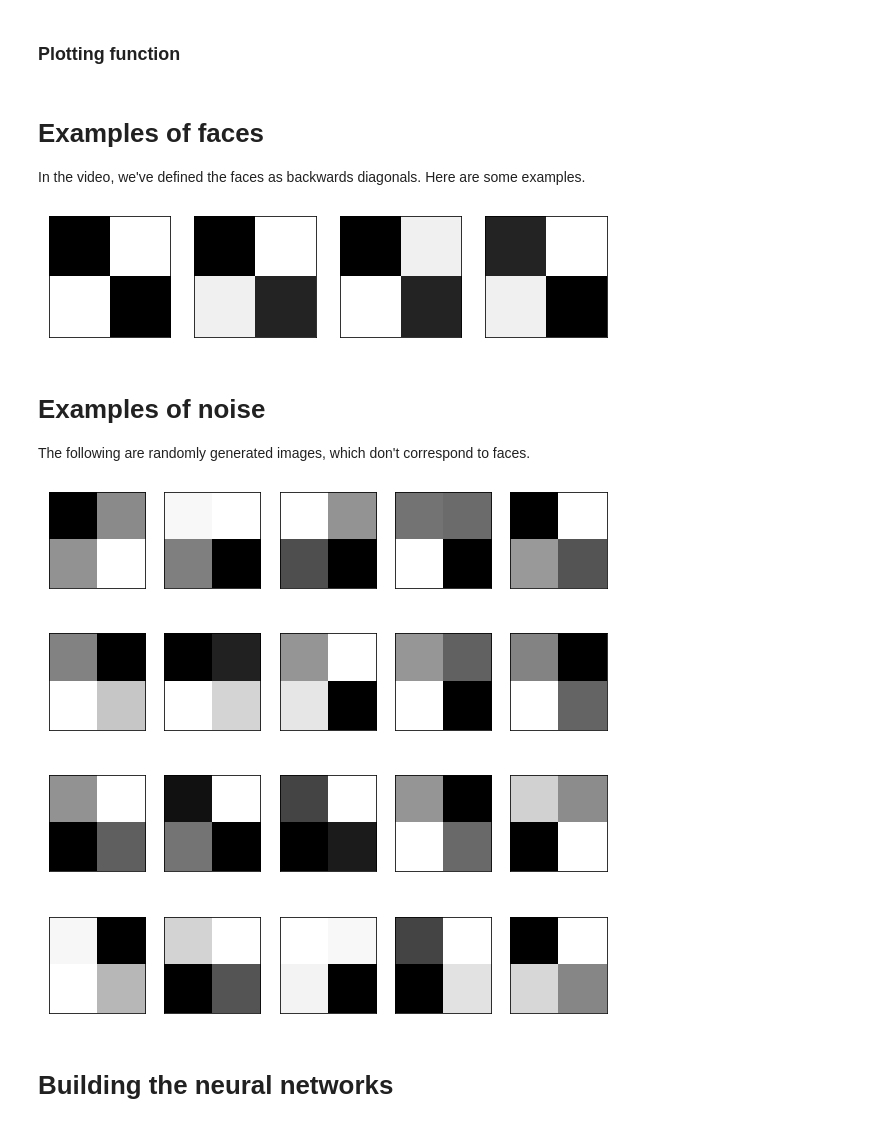
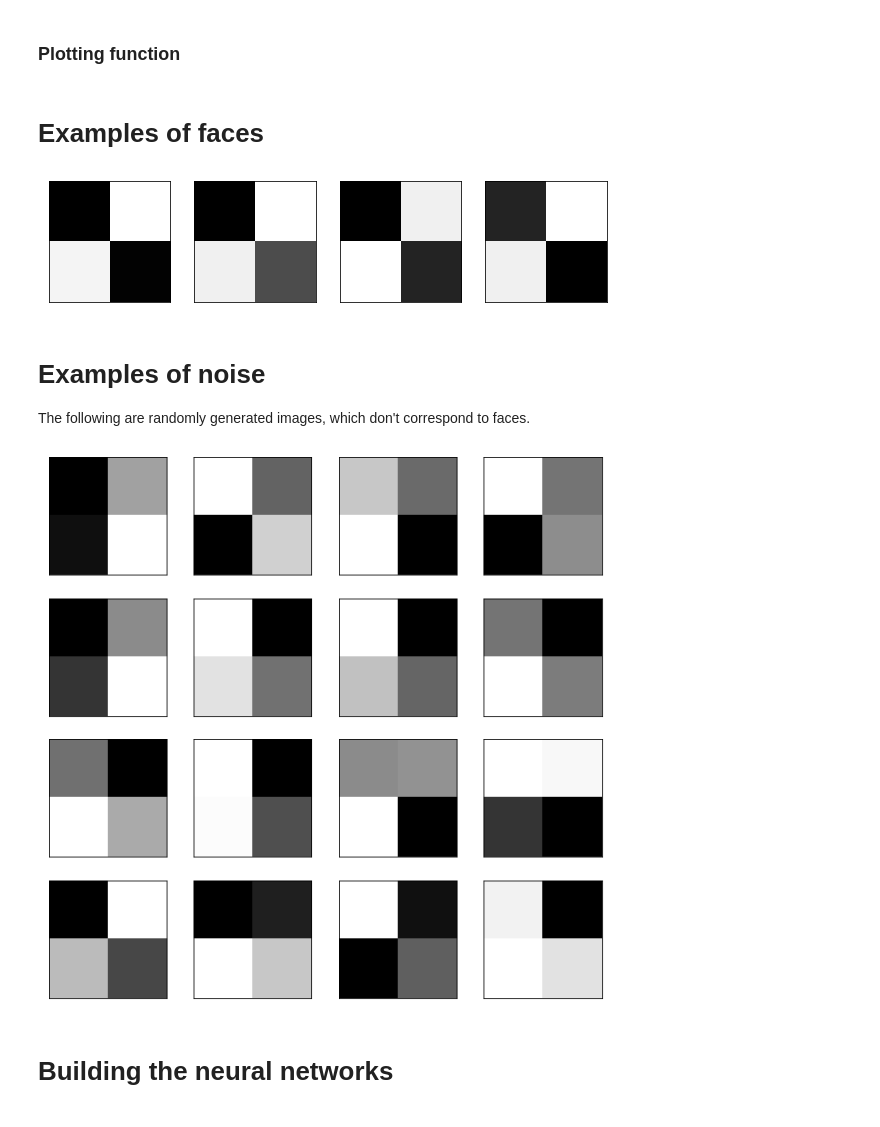
Before and after one commit to mxochicale/code, a Jupyter notebook: playground/gans/basics/GANs_in_Slanted_Land.ipynb, the cells around one changed output. Drawn from its saved outputs; the diff is of its cells as text; code cells hidden in the pictures.

```diff
--- a/playground/gans/basics/GANs_in_Slanted_Land.ipynb
+++ b/playground/gans/basics/GANs_in_Slanted_Land.ipynb
@@ -30,33 +30,29 @@ def view_samples(samples, m, n):
         ax.yaxis.set_visible(False)
         im = ax.imshow(1-img.reshape((2,2)), cmap='Greys_r')
     return fig, axes
-# %% [markdown]
-# Examples of faces
-
-In the video, we've defined the faces as backwards diagonals. Here are some examples.
+# %% [markdown]
+# Examples of faces
 # %%
-# Examples of faces
-faces = [np.array([1,0,0,1]),
-         np.array([0.9,0.1,0.2,0.8]),
+faces = [np.array([0.99,0.01,0.1,0.98]),
+         np.array([0.95,0.1,0.2,0.75]),
          np.array([0.9,0.2,0.1,0.8]),
-         np.array([0.8,0.1,0.2,0.9]),
-         np.array([0.8,0.2,0.1,0.9])]
+         np.array([0.8,0.1,0.2,0.9])
+        ]
 
 _ = view_samples(faces, 1, 4)
 # %% [output]
-[figure, old version]
+[figure, new version]
 # %% [markdown]
 # Examples of noise
 The following are randomly generated images, which don't correspond to faces.
 # %%
-# Examples of noisy images
 noise = [np.random.randn(2,2) for i in range(20)]
-def generate_random_image():
-    return [np.random.random(), np.random.random(), np.random.random(), np.random.random()]
+#def generate_random_image():
+#    return [np.random.random(), np.random.random(), np.random.random(), np.random.random()]
 
-_ = view_samples(noise, 4,5)
+_ = view_samples(noise, 4,4)
 # %% [output]
-[figure, old version]
+[figure, new version]
 # %% [markdown]
 # Building the neural networks
 # %%
```
Also changed, not shown: parts of 11 cells of this notebook, 3 other files.
